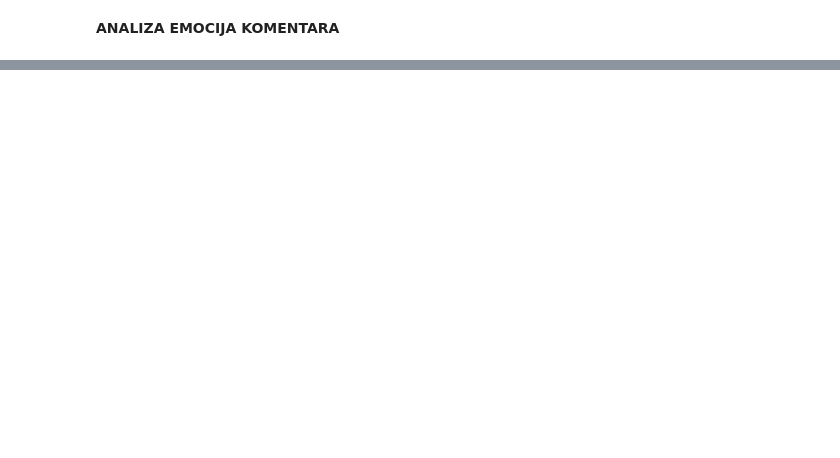
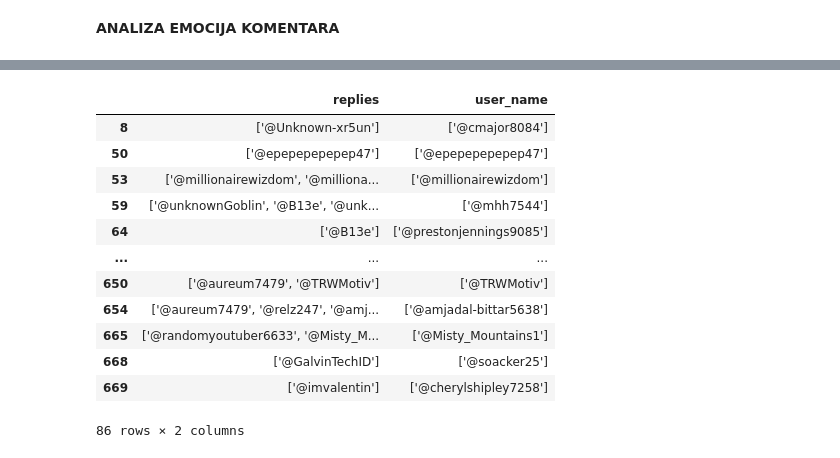
Before and after one commit to IrinejIT52/CV, a Jupyter notebook: ADMProjekat/ADM_Project_CommentSentiment.ipynb, the cells around one changed output, grey strips where cells are left out. Drawn from its saved outputs; the diff is of its cells as text; code cells hidden in the pictures; blank space fills up the shorter version.

```diff
--- a/ADMProjekat/ADM_Project_CommentSentiment.ipynb
+++ b/ADMProjekat/ADM_Project_CommentSentiment.ipynb
@@ -359,0 +396,16 @@ Text(0.5, 1.0, 'Emotion Distribution')
+# %%
+data
+# %% [output]
+|  | replies | user_name |
+| 8 | ['@Unknown-xr5un'] | ['@cmajor8084'] |
+| 50 | ['@epepepepepep47'] | ['@epepepepepep47'] |
+| 53 | ['@millionairewizdom', '@milliona... | ['@millionairewizdom'] |
+| 59 | ['@unknownGoblin', '@B13e', '@unk... | ['@mhh7544'] |
+| 64 | ['@B13e'] | ['@prestonjennings9085'] |
+| ... | ... | ... |
+| 650 | ['@aureum7479', '@TRWMotiv'] | ['@TRWMotiv'] |
+| 654 | ['@aureum7479', '@relz247', '@amj... | ['@amjadal-bittar5638'] |
+| 665 | ['@randomyoutuber6633', '@Misty_M... | ['@Misty_Mountains1'] |
+| 668 | ['@GalvinTechID'] | ['@soacker25'] |
+| 669 | ['@imvalentin'] | ['@cherylshipley7258'] |
+86 rows × 2 columns
```
Also changed, not shown: parts of 17 cells of this notebook.
